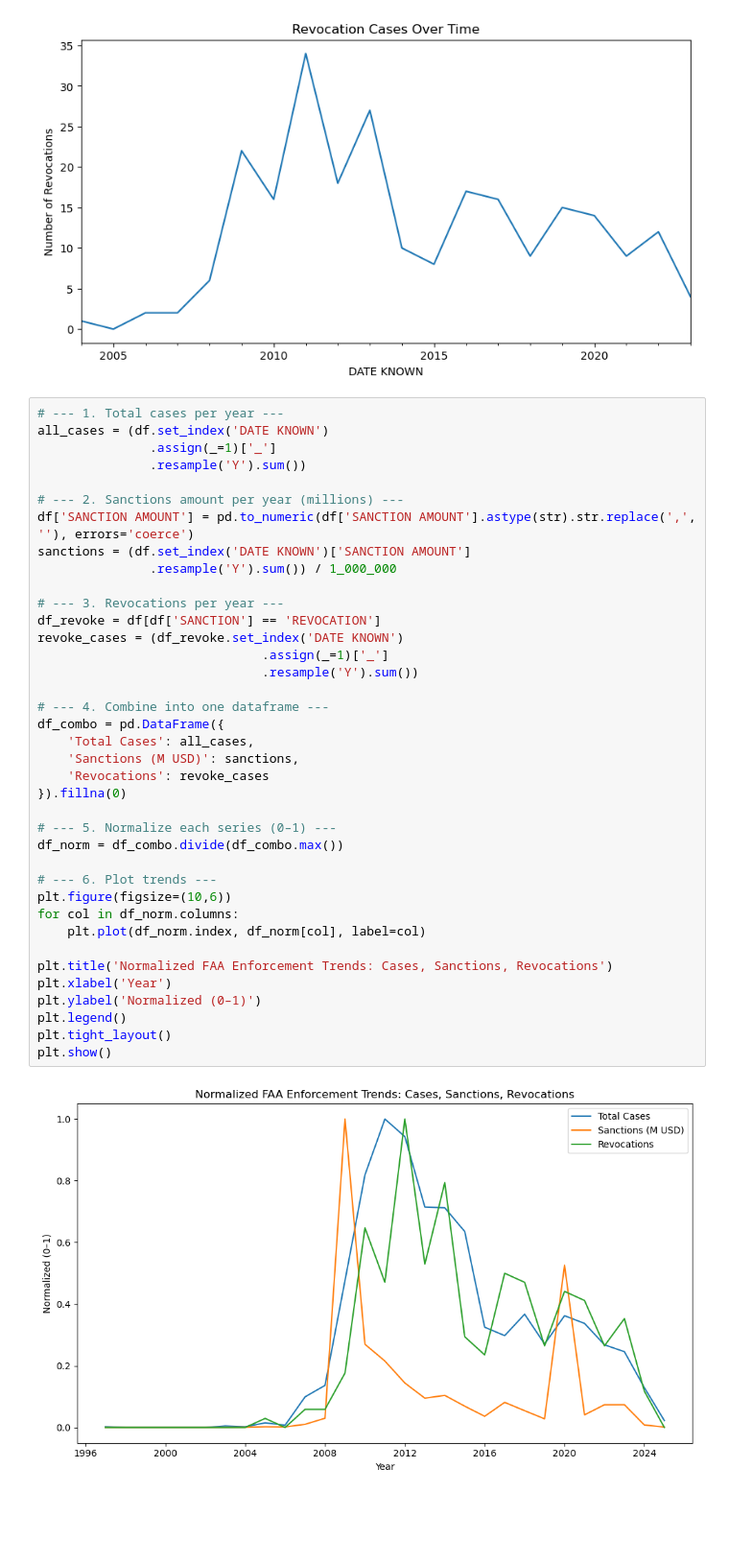
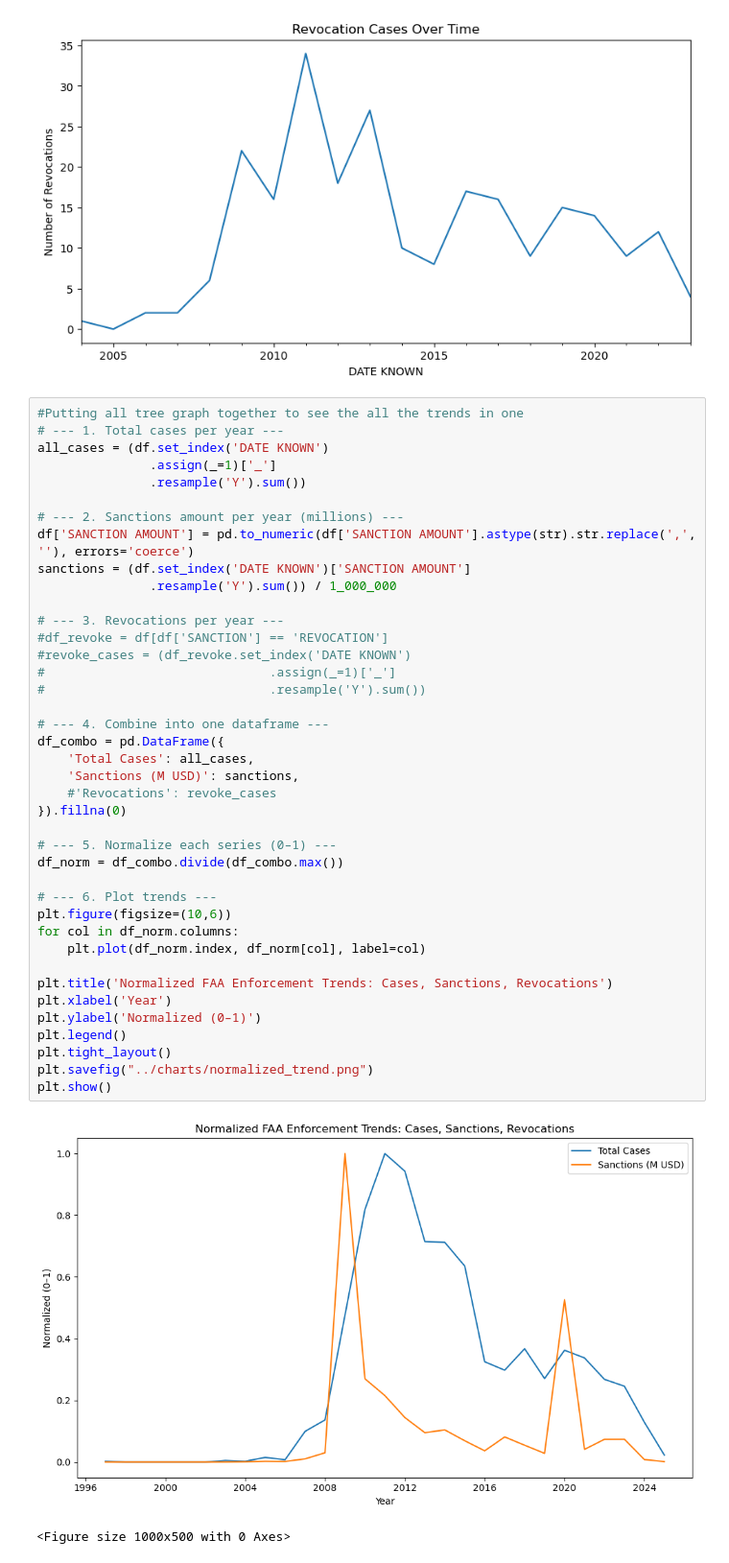
Before and after one commit to dcuongvo/FAA_Enforcement_Monitoring_System, a Jupyter notebook: notebooks/faa_enforcement_trend_analysis.ipynb, the cells around one changed output. Shown at 96% size. Cells and saved outputs as stored; diff of their text form; blank space fills up the shorter version.

Commit message:
Fix charts

```diff
--- a/notebooks/faa_enforcement_trend_analysis.ipynb
+++ b/notebooks/faa_enforcement_trend_analysis.ipynb
@@ -60,45 +63,48 @@ Revocation cases: 242
 <Axes: title={'center': 'Revocation Cases Over Time'}, xlabel='DATE KNOWN', ylabel='Number of Revocations'>
 [figure]
 # %%
+#Putting all tree graph together to see the all the trends in one
 # --- 1. Total cases per year ---
 all_cases = (df.set_index('DATE KNOWN')
                .assign(_=1)['_']
                .resample('Y').sum())
 
 # --- 2. Sanctions amount per year (millions) ---
 df['SANCTION AMOUNT'] = pd.to_numeric(df['SANCTION AMOUNT'].astype(str).str.replace(',', ''), errors='coerce')
 sanctions = (df.set_index('DATE KNOWN')['SANCTION AMOUNT']
                .resample('Y').sum()) / 1_000_000
 
 # --- 3. Revocations per year ---
-df_revoke = df[df['SANCTION'] == 'REVOCATION']
-revoke_cases = (df_revoke.set_index('DATE KNOWN')
-                              .assign(_=1)['_']
-                              .resample('Y').sum())
+#df_revoke = df[df['SANCTION'] == 'REVOCATION']
+#revoke_cases = (df_revoke.set_index('DATE KNOWN')
+#                              .assign(_=1)['_']
+#                              .resample('Y').sum())
 
 # --- 4. Combine into one dataframe ---
 df_combo = pd.DataFrame({
     'Total Cases': all_cases,
     'Sanctions (M USD)': sanctions,
-    'Revocations': revoke_cases
+    #'Revocations': revoke_cases
 }).fillna(0)
 
 # --- 5. Normalize each series (0–1) ---
 df_norm = df_combo.divide(df_combo.max())
 
 # --- 6. Plot trends ---
 plt.figure(figsize=(10,6))
 for col in df_norm.columns:
     plt.plot(df_norm.index, df_norm[col], label=col)
 
 plt.title('Normalized FAA Enforcement Trends: Cases, Sanctions, Revocations')
 plt.xlabel('Year')
 plt.ylabel('Normalized (0–1)')
 plt.legend()
 plt.tight_layout()
+plt.savefig("../charts/normalized_trend.png")
 plt.show()
 # %% [output]
-[figure, old version]
+[figure, new version]
+<Figure size 1000x500 with 0 Axes>
 # %%
 # Count total cases per company
 cases_by_company = df['NAME'].value_counts().head(10)
```
Also changed, not shown: parts of 10 cells of this notebook, 4 other files.
